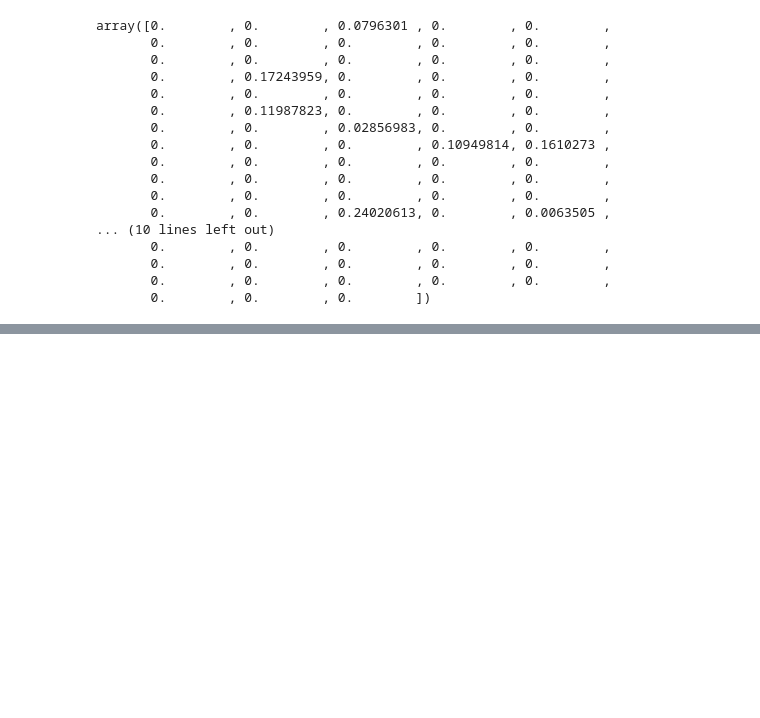
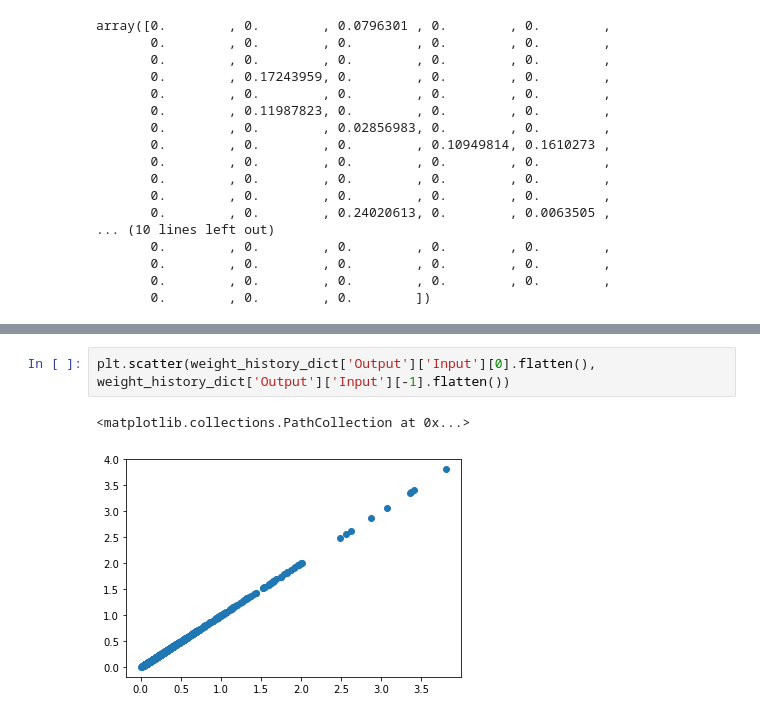
Before and after one commit to Milstein-Lab/dentate_circuit_model, a Jupyter notebook: Feb_9th_train_network_scratchpad.ipynb, the cells around one changed output, grey strips where cells are left out. Cells and saved outputs as stored; diff of their text form; blank space fills up the shorter version.

```diff
--- a/Feb_9th_train_network_scratchpad.ipynb
+++ b/Feb_9th_train_network_scratchpad.ipynb
@@ -177,0 +224,5 @@ array([0.        , 0.        , 0.0796301 , 0.        , 0.        ,
+# %%
+plt.scatter(weight_history_dict['Output']['Input'][0].flatten(), weight_history_dict['Output']['Input'][-1].flatten())
+# %% [output]
+<matplotlib.collections.PathCollection at 0x...>
+[figure, added]
```
Also changed, not shown: parts of 7 cells of this notebook, 3 other files.
